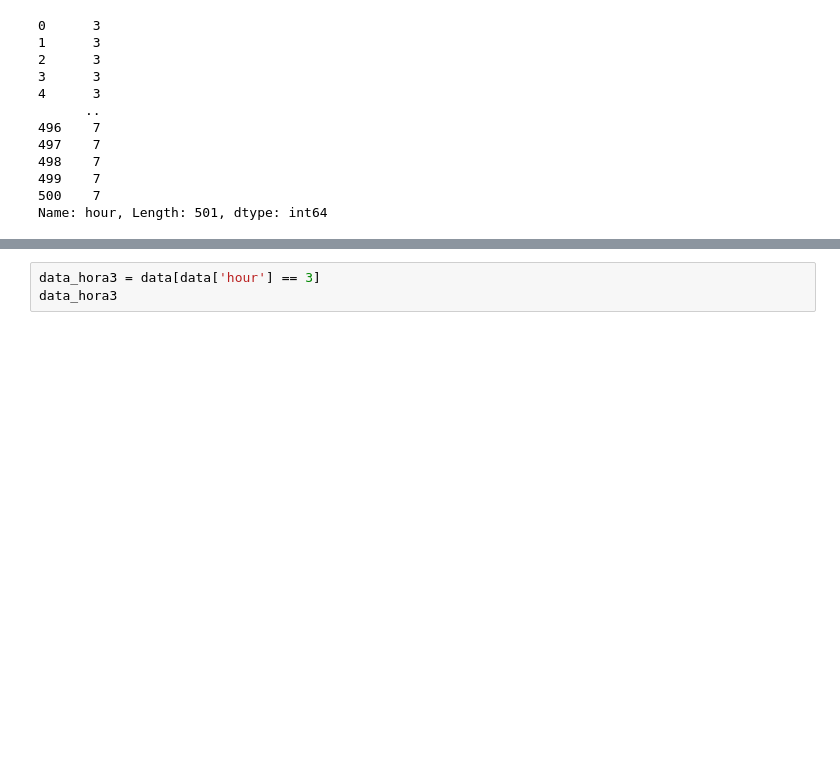
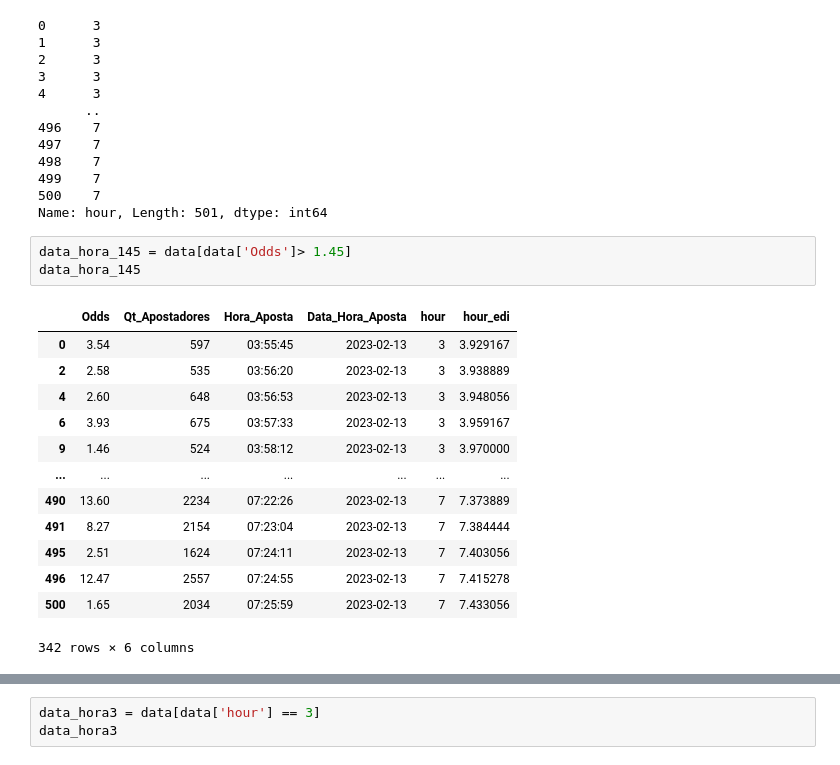
Before and after one commit to oziieljuniior/Print_de_telas, a Jupyter notebook: python_project/Relatorios/hera_0_1.ipynb, the cells around one changed output, grey strips where cells are left out. Drawn from its saved outputs; the diff is of its cells as text; blank space fills up the shorter version.

```diff
--- a/python_project/Relatorios/hera_0_1.ipynb
+++ b/python_project/Relatorios/hera_0_1.ipynb
@@ -275,3 +275,20 @@ data['hour']
 499    7
 500    7
 Name: hour, Length: 501, dtype: int64
+# %%
+data_hora_145 = data[data['Odds']> 1.45]
+data_hora_145
+# %% [output]
+|  | Odds | Qt_Apostadores | Hora_Aposta | Data_Hora_Aposta | hour | hour_edi |
+| 0 | 3.54 | 597 | 03:55:45 | 2023-02-13 | 3 | 3.929167 |
+| 2 | 2.58 | 535 | 03:56:20 | 2023-02-13 | 3 | 3.938889 |
+| 4 | 2.60 | 648 | 03:56:53 | 2023-02-13 | 3 | 3.948056 |
+| 6 | 3.93 | 675 | 03:57:33 | 2023-02-13 | 3 | 3.959167 |
+| 9 | 1.46 | 524 | 03:58:12 | 2023-02-13 | 3 | 3.970000 |
+| ... | ... | ... | ... | ... | ... | ... |
+| 490 | 13.60 | 2234 | 07:22:26 | 2023-02-13 | 7 | 7.373889 |
+| 491 | 8.27 | 2154 | 07:23:04 | 2023-02-13 | 7 | 7.384444 |
+| 495 | 2.51 | 1624 | 07:24:11 | 2023-02-13 | 7 | 7.403056 |
+| 496 | 12.47 | 2557 | 07:24:55 | 2023-02-13 | 7 | 7.415278 |
+| 500 | 1.65 | 2034 | 07:25:59 | 2023-02-13 | 7 | 7.433056 |
+342 rows × 6 columns
```
Also changed, not shown: parts of 7 cells of this notebook, 3 other files.
